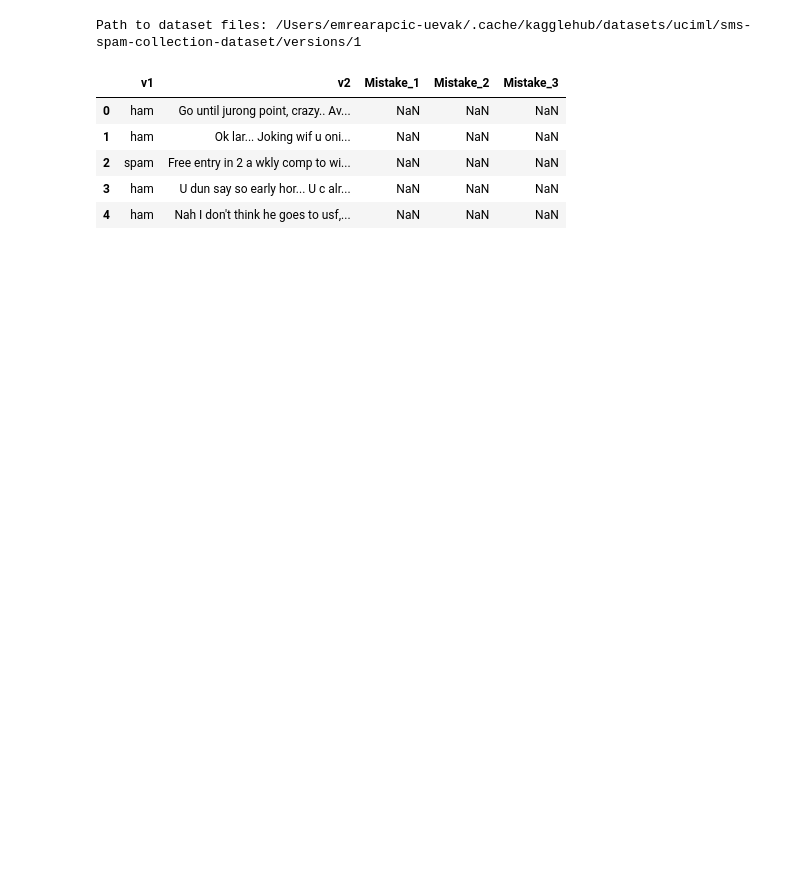
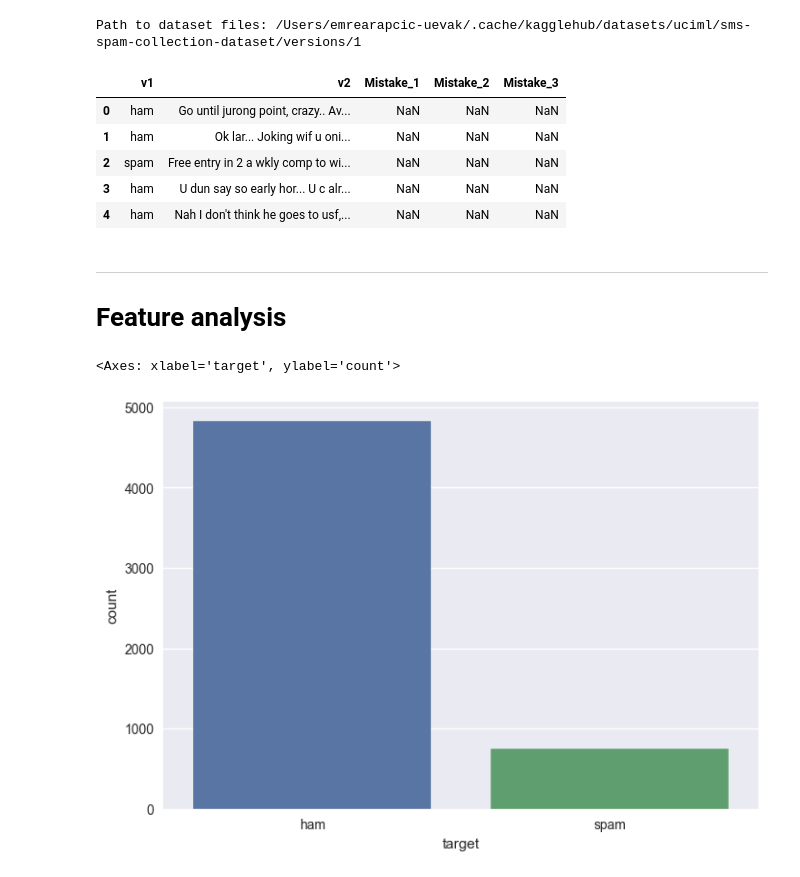
Before and after one commit to EmreArapcicUevak/AID201-Project-Spam-Detection, a Jupyter notebook: Main.ipynb, the cells around one changed output. Saved outputs shown, nothing was run; the diff lists cells and outputs as text; code cells hidden in the pictures; blank space fills up the shorter version.

Commit message:
Finish data analysis and add heading. Start work on the ML model

```diff
--- a/Main.ipynb
+++ b/Main.ipynb
@@ -3,3 +3,4 @@ import pandas as pd
 import numpy as np
 import seaborn as sns
 import matplotlib.pyplot as plt
+plt.style.use("seaborn-v0_8")
@@ -28,4 +32,13 @@ spam_data.head()
 | 4 | ham | Nah I don't think he goes to usf,... | NaN | NaN | NaN |
 # %%
 spam_data['v2'] = spam_data[['v2', 'Mistake_1', 'Mistake_2', 'Mistake_3']].fillna(value="").agg(', '.join, axis=1)
+spam_data.rename(columns={'v1' : 'target', 'v2' : 'sms'}, inplace=True)
 spam_data.dropna(axis='columns', how='any', inplace=True)
+# %% [markdown]
+---
+# Feature analysis
+# %%
+sns.countplot(data=spam_data, x="target", hue="target")
+# %% [output]
+<Axes: xlabel='target', ylabel='count'>
+[figure, added]
```
Also changed, not shown: parts of 2 cells of this notebook.
